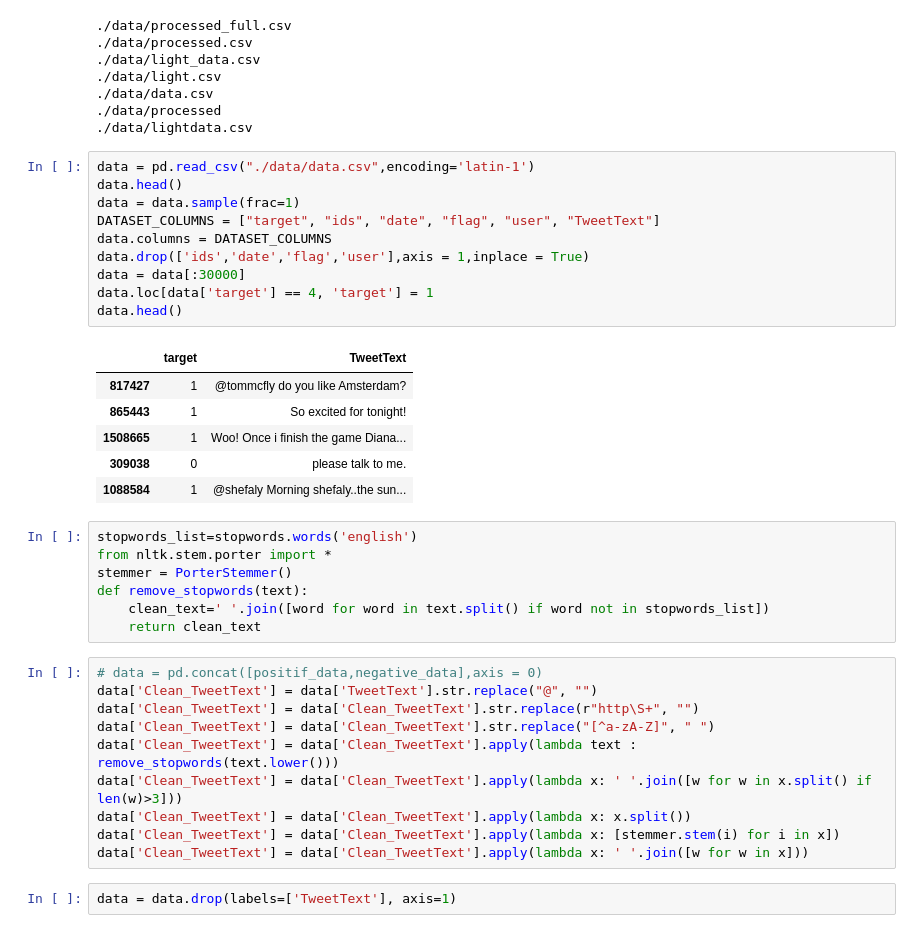
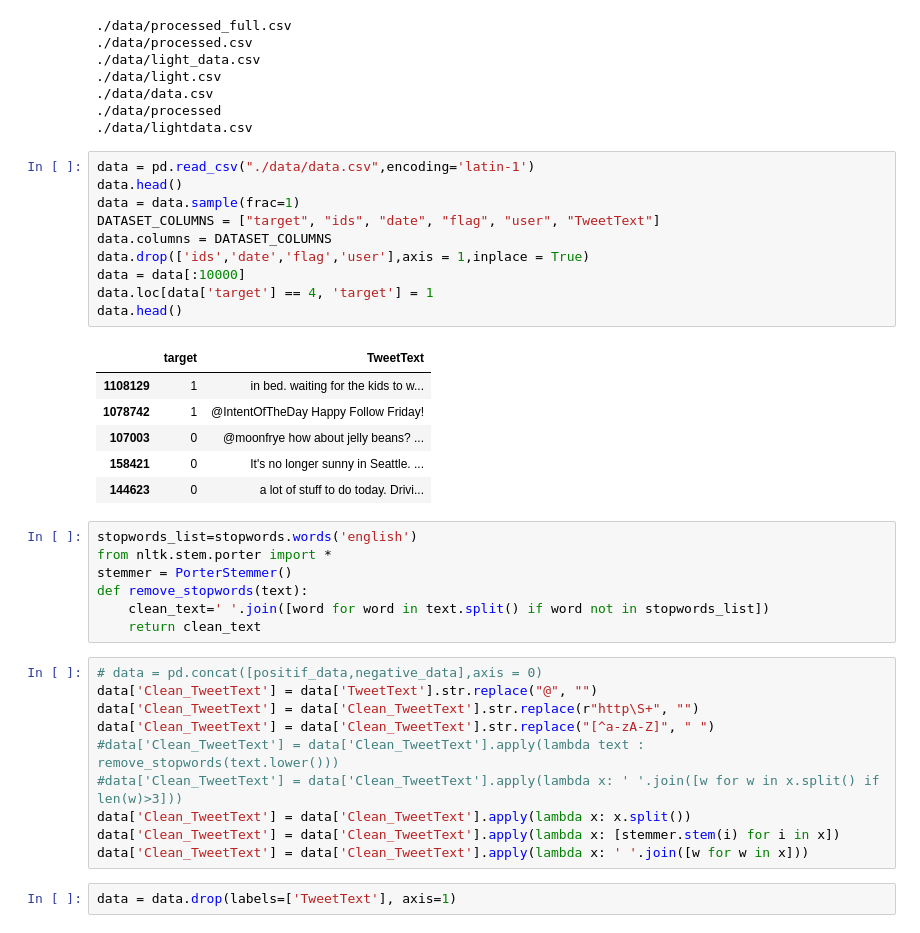
Before and after one commit to emirsoyturk/eth-global-online, a Jupyter notebook: ml/process_data.ipynb, the cells around one changed output. Drawn from its saved outputs; the diff is of its cells as text.

```diff
--- a/ml/process_data.ipynb
+++ b/ml/process_data.ipynb
@@ -39,20 +39,20 @@ for dirname, _, filenames in os.walk('./data'):
 # %%
 data = pd.read_csv("./data/data.csv",encoding='latin-1')
 data.head()
 data = data.sample(frac=1)
 DATASET_COLUMNS = ["target", "ids", "date", "flag", "user", "TweetText"]
 data.columns = DATASET_COLUMNS
 data.drop(['ids','date','flag','user'],axis = 1,inplace = True)
-data = data[:30000]
+data = data[:10000]
 data.loc[data['target'] == 4, 'target'] = 1
 data.head()
 # %% [output]
 |  | target | TweetText |
-| 817427 | 1 | @tommcfly do you like Amsterdam? |
-| 865443 | 1 | So excited for tonight! |
-| 1508665 | 1 | Woo! Once i finish the game Diana... |
-| 309038 | 0 | please talk to me. |
-| 1088584 | 1 | @shefaly Morning shefaly..the sun... |
+| 1108129 | 1 | in bed. waiting for the kids to w... |
+| 1078742 | 1 | @IntentOfTheDay Happy Follow Friday! |
+| 107003 | 0 | @moonfrye how about jelly beans? ... |
+| 158421 | 0 | It's no longer sunny in Seattle. ... |
+| 144623 | 0 | a lot of stuff to do today. Drivi... |
 # %%
 stopwords_list=stopwords.words('english')
 from nltk.stem.porter import *
@@ -65,8 +65,8 @@ def remove_stopwords(text):
 data['Clean_TweetText'] = data['TweetText'].str.replace("@", "")
 data['Clean_TweetText'] = data['Clean_TweetText'].str.replace(r"http\S+", "")
 data['Clean_TweetText'] = data['Clean_TweetText'].str.replace("[^a-zA-Z]", " ")
-data['Clean_TweetText'] = data['Clean_TweetText'].apply(lambda text : remove_stopwords(text.lower()))
-data['Clean_TweetText'] = data['Clean_TweetText'].apply(lambda x: ' '.join([w for w in x.split() if len(w)>3]))
+#data['Clean_TweetText'] = data['Clean_TweetText'].apply(lambda text : remove_stopwords(text.lower()))
+#data['Clean_TweetText'] = data['Clean_TweetText'].apply(lambda x: ' '.join([w for w in x.split() if len(w)>3]))
 data['Clean_TweetText'] = data['Clean_TweetText'].apply(lambda x: x.split())
 data['Clean_TweetText'] = data['Clean_TweetText'].apply(lambda x: [stemmer.stem(i) for i in x])
 data['Clean_TweetText'] = data['Clean_TweetText'].apply(lambda x: ' '.join([w for w in x]))
```
Also changed, not shown: parts of 2 cells of this notebook, 13 other files.
